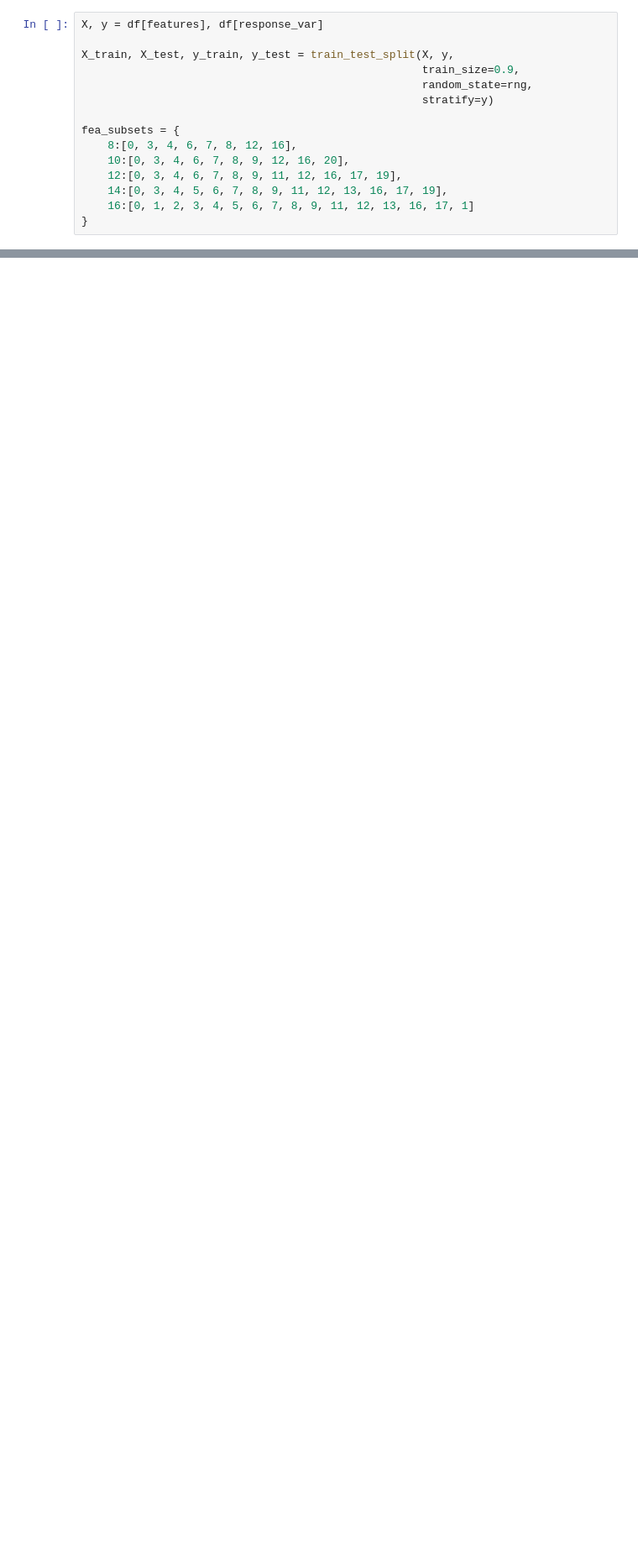
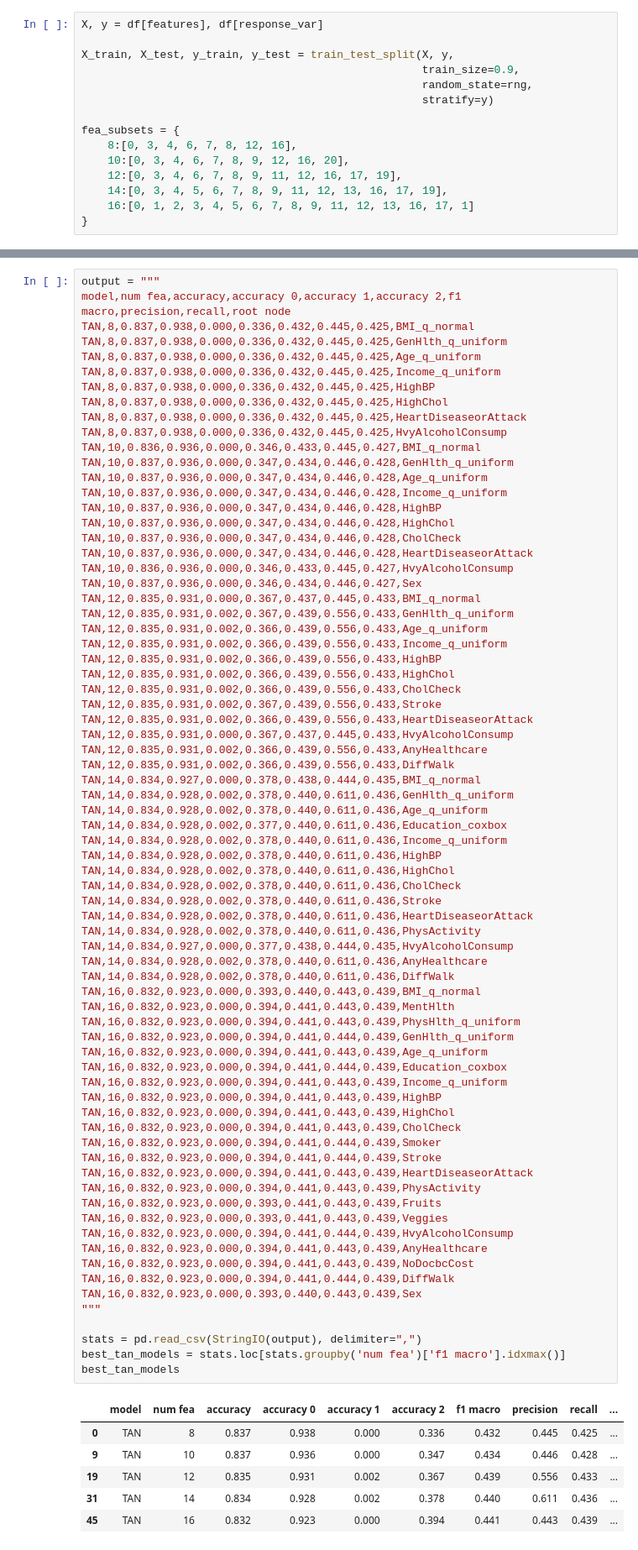
Before and after one commit to Francloz/MLPracticals, a Jupyter notebook: models_probabilistic.ipynb, the cells around one changed output, grey strips where cells are left out. Shown at 84% size. Saved outputs shown, nothing was run; the diff lists cells and outputs as text; blank space fills up the shorter version.

```diff
--- a/models_probabilistic.ipynb
+++ b/models_probabilistic.ipynb
@@ -214 +310,81 @@ Index(['it', 'model', 'num fea', 'best parameters', 'score', 'elapsed time '], d
+# %%
+output = """
+model,num fea,accuracy,accuracy 0,accuracy 1,accuracy 2,f1 macro,precision,recall,root node
+TAN,8,0.837,0.938,0.000,0.336,0.432,0.445,0.425,BMI_q_normal
+TAN,8,0.837,0.938,0.000,0.336,0.432,0.445,0.425,GenHlth_q_uniform
+TAN,8,0.837,0.938,0.000,0.336,0.432,0.445,0.425,Age_q_uniform
+TAN,8,0.837,0.938,0.000,0.336,0.432,0.445,0.425,Income_q_uniform
+TAN,8,0.837,0.938,0.000,0.336,0.432,0.445,0.425,HighBP
+TAN,8,0.837,0.938,0.000,0.336,0.432,0.445,0.425,HighChol
+TAN,8,0.837,0.938,0.000,0.336,0.432,0.445,0.425,HeartDiseaseorAttack
+TAN,8,0.837,0.938,0.000,0.336,0.432,0.445,0.425,HvyAlcoholConsump
+TAN,10,0.836,0.936,0.000,0.346,0.433,0.445,0.427,BMI_q_normal
+TAN,10,0.837,0.936,0.000,0.347,0.434,0.446,0.428,GenHlth_q_uniform
+TAN,10,0.837,0.936,0.000,0.347,0.434,0.446,0.428,Age_q_uniform
+TAN,10,0.837,0.936,0.000,0.347,0.434,0.446,0.428,Income_q_uniform
+TAN,10,0.837,0.936,0.000,0.347,0.434,0.446,0.428,HighBP
+TAN,10,0.837,0.936,0.000,0.347,0.434,0.446,0.428,HighChol
+TAN,10,0.837,0.936,0.000,0.347,0.434,0.446,0.428,CholCheck
+TAN,10,0.837,0.936,0.000,0.347,0.434,0.446,0.428,HeartDiseaseorAttack
+TAN,10,0.836,0.936,0.000,0.346,0.433,0.445,0.427,HvyAlcoholConsump
+TAN,10,0.837,0.936,0.000,0.346,0.434,0.446,0.427,Sex
+TAN,12,0.835,0.931,0.000,0.367,0.437,0.445,0.433,BMI_q_normal
+TAN,12,0.835,0.931,0.002,0.367,0.439,0.556,0.433,GenHlth_q_uniform
+TAN,12,0.835,0.931,0.002,0.366,0.439,0.556,0.433,Age_q_uniform
+TAN,12,0.835,0.931,0.002,0.366,0.439,0.556,0.433,Income_q_uniform
+TAN,12,0.835,0.931,0.002,0.366,0.439,0.556,0.433,HighBP
+TAN,12,0.835,0.931,0.002,0.366,0.439,0.556,0.433,HighChol
+TAN,12,0.835,0.931,0.002,0.366,0.439,0.556,0.433,CholCheck
+TAN,12,0.835,0.931,0.002,0.367,0.439,0.556,0.433,Stroke
+TAN,12,0.835,0.931,0.002,0.366,0.439,0.556,0.433,HeartDiseaseorAttack
+TAN,12,0.835,0.931,0.000,0.367,0.437,0.445,0.433,HvyAlcoholConsump
+TAN,12,0.835,0.931,0.002,0.366,0.439,0.556,0.433,AnyHealthcare
+TAN,12,0.835,0.931,0.002,0.366,0.439,0.556,0.433,DiffWalk
+TAN,14,0.834,0.927,0.000,0.378,0.438,0.444,0.435,BMI_q_normal
+TAN,14,0.834,0.928,0.002,0.378,0.440,0.611,0.436,GenHlth_q_uniform
+TAN,14,0.834,0.928,0.002,0.378,0.440,0.611,0.436,Age_q_uniform
+TAN,14,0.834,0.928,0.002,0.377,0.440,0.611,0.436,Education_coxbox
+TAN,14,0.834,0.928,0.002,0.378,0.440,0.611,0.436,Income_q_uniform
+TAN,14,0.834,0.928,0.002,0.378,0.440,0.611,0.436,HighBP
+TAN,14,0.834,0.928,0.002,0.378,0.440,0.611,0.436,HighChol
+TAN,14,0.834,0.928,0.002,0.378,0.440,0.611,0.436,CholCheck
+TAN,14,0.834,0.928,0.002,0.378,0.440,0.611,0.436,Stroke
+TAN,14,0.834,0.928,0.002,0.378,0.440,0.611,0.436,HeartDiseaseorAttack
+TAN,14,0.834,0.928,0.002,0.378,0.440,0.611,0.436,PhysActivity
+TAN,14,0.834,0.927,0.000,0.377,0.438,0.444,0.435,HvyAlcoholConsump
+TAN,14,0.834,0.928,0.002,0.378,0.440,0.611,0.436,AnyHealthcare
+TAN,14,0.834,0.928,0.002,0.378,0.440,0.611,0.436,DiffWalk
+TAN,16,0.832,0.923,0.000,0.393,0.440,0.443,0.439,BMI_q_normal
+TAN,16,0.832,0.923,0.000,0.394,0.441,0.443,0.439,MentHlth
+TAN,16,0.832,0.923,0.000,0.394,0.441,0.443,0.439,PhysHlth_q_uniform
+TAN,16,0.832,0.923,0.000,0.394,0.441,0.444,0.439,GenHlth_q_uniform
+TAN,16,0.832,0.923,0.000,0.394,0.441,0.443,0.439,Age_q_uniform
+TAN,16,0.832,0.923,0.000,0.394,0.441,0.444,0.439,Education_coxbox
+TAN,16,0.832,0.923,0.000,0.394,0.441,0.443,0.439,Income_q_uniform
+TAN,16,0.832,0.923,0.000,0.394,0.441,0.443,0.439,HighBP
+TAN,16,0.832,0.923,0.000,0.394,0.441,0.443,0.439,HighChol
+TAN,16,0.832,0.923,0.000,0.394,0.441,0.443,0.439,CholCheck
+TAN,16,0.832,0.923,0.000,0.394,0.441,0.444,0.439,Smoker
+TAN,16,0.832,0.923,0.000,0.394,0.441,0.444,0.439,Stroke
+TAN,16,0.832,0.923,0.000,0.394,0.441,0.443,0.439,HeartDiseaseorAttack
+TAN,16,0.832,0.923,0.000,0.394,0.441,0.443,0.439,PhysActivity
+TAN,16,0.832,0.923,0.000,0.393,0.441,0.443,0.439,Fruits
+TAN,16,0.832,0.923,0.000,0.393,0.441,0.443,0.439,Veggies
+TAN,16,0.832,0.923,0.000,0.394,0.441,0.444,0.439,HvyAlcoholConsump
+TAN,16,0.832,0.923,0.000,0.394,0.441,0.443,0.439,AnyHealthcare
+TAN,16,0.832,0.923,0.000,0.394,0.441,0.443,0.439,NoDocbcCost
+TAN,16,0.832,0.923,0.000,0.394,0.441,0.444,0.439,DiffWalk
+TAN,16,0.832,0.923,0.000,0.393,0.440,0.443,0.439,Sex
+"""
+
+stats = pd.read_csv(StringIO(output), delimiter=",")
+best_tan_models = stats.loc[stats.groupby('num fea')['f1 macro'].idxmax()]
+best_tan_models
+# %% [output]
+|  | model | num fea | accuracy | accuracy 0 | accuracy 1 | accuracy 2 | f1 macro | precision | recall | ... |
+| 0 | TAN | 8 | 0.837 | 0.938 | 0.000 | 0.336 | 0.432 | 0.445 | 0.425 | ... |
+| 9 | TAN | 10 | 0.837 | 0.936 | 0.000 | 0.347 | 0.434 | 0.446 | 0.428 | ... |
+| 19 | TAN | 12 | 0.835 | 0.931 | 0.002 | 0.367 | 0.439 | 0.556 | 0.433 | ... |
+| 31 | TAN | 14 | 0.834 | 0.928 | 0.002 | 0.378 | 0.440 | 0.611 | 0.436 | ... |
+| 45 | TAN | 16 | 0.832 | 0.923 | 0.000 | 0.394 | 0.441 | 0.443 | 0.439 | ... |
 # %%
```
Also changed, not shown: parts of 10 cells of this notebook, 5 other files.
